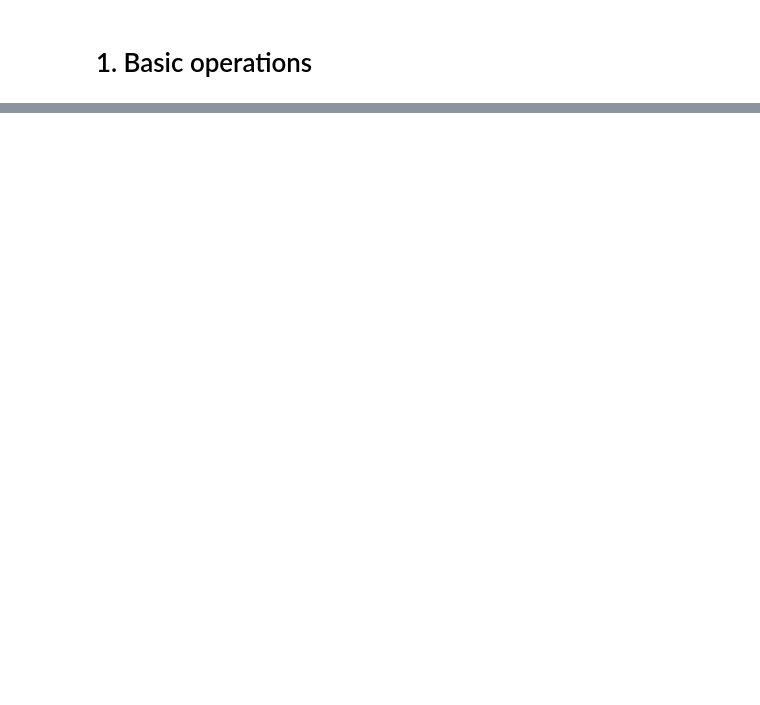
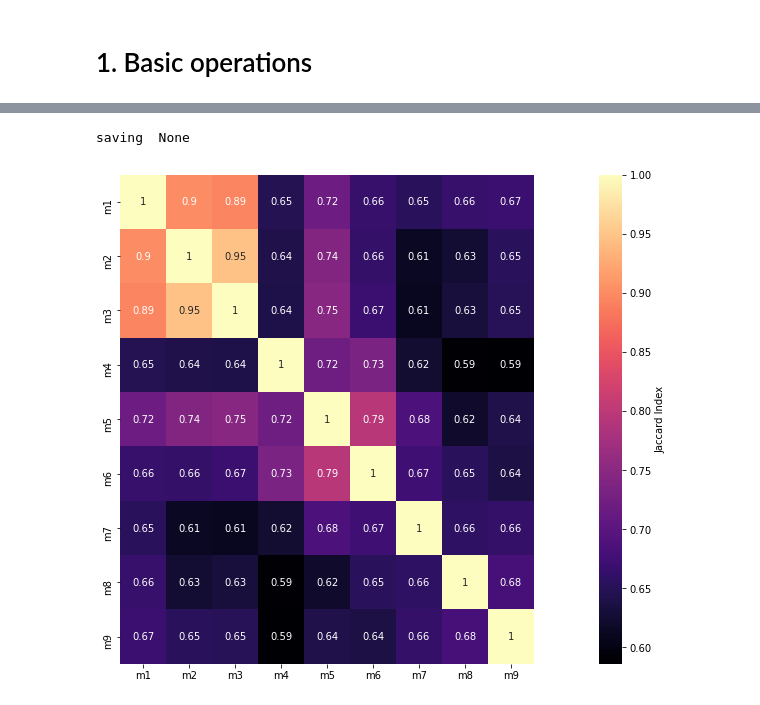
Before and after one commit to qwerty239qwe/pipeGEM, a Jupyter notebook: docs/source/1_basic.ipynb, the cells around one changed output, grey strips where cells are left out. Saved outputs shown, nothing was run; the diff lists cells and outputs as text; code cells hidden in the pictures; blank space fills up the shorter version.

```diff
--- a/docs/source/1_basic.ipynb
+++ b/docs/source/1_basic.ipynb
@@ -23,0 +174,30 @@ ecoli = cobra.io.load_model()
+# %%
+swiftcc = SwiftCC()
+# %%
+iML1515 = load_model("iML1515")
+# %%
+models = [swiftcc(random_perturb(iML1515,
+                                 in_place=False,
+                                 structure_ratio=0.99,
+                                 constr_ratio=0.7,
+                                 random_state=i),
+                 return_model=True)["model"] for i in range(3)]
+# %%
+grp = pg.Group({"G1": {f"m{i+1}": swiftcc(random_perturb(models[0],
+                                                in_place=False,
+                                                structure_ratio=0.99,
+                                                constr_ratio=0.95, random_state=i),
+                                          return_model=True)["model"]
+                       for i in range(3)},
+               "G2": {f"m{i+1}": swiftcc(random_perturb(models[1],
+                                                in_place=False,
+                                                structure_ratio=0.975,
+                                                constr_ratio=0.9, random_state=i),
+                                          return_model=True)["model"]
+                      for i in range(3, 6)},
+               "G3": {f"m{i+1}": swiftcc(random_perturb(models[2],
+                                                in_place=False,
+                                                structure_ratio=0.95,
+                                                constr_ratio=0.8, random_state=i),
+                                          return_model=True)["model"]
+                      for i in range(6, 9)}})
@@ -23,0 +226,5 @@ ecoli = cobra.io.load_model()
+# %%
+grp.plot_model_heatmap()
+# %% [output]
+saving  None
+[figure, added]
```
Also changed, not shown: parts of 32 cells of this notebook, 20 other files.
